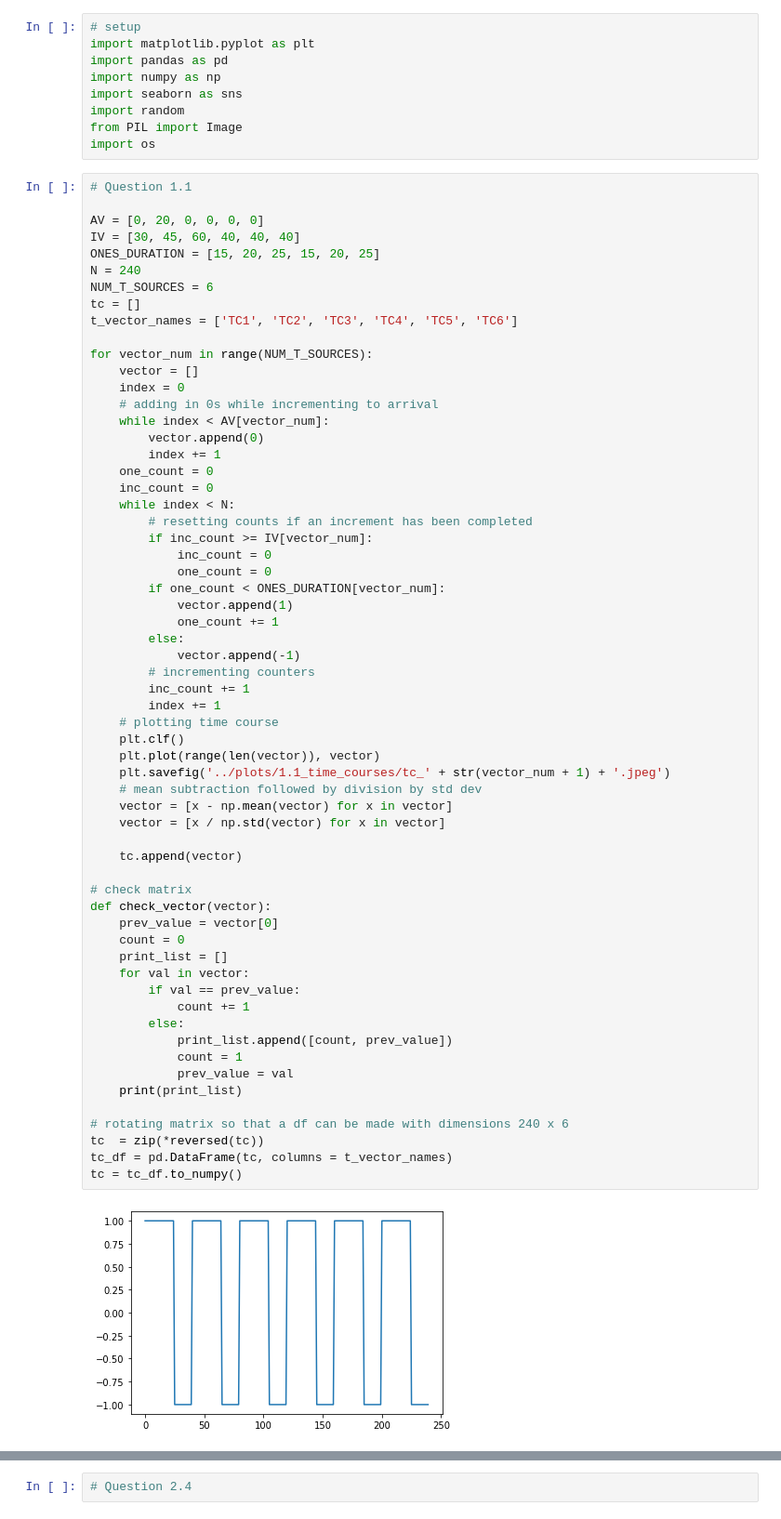
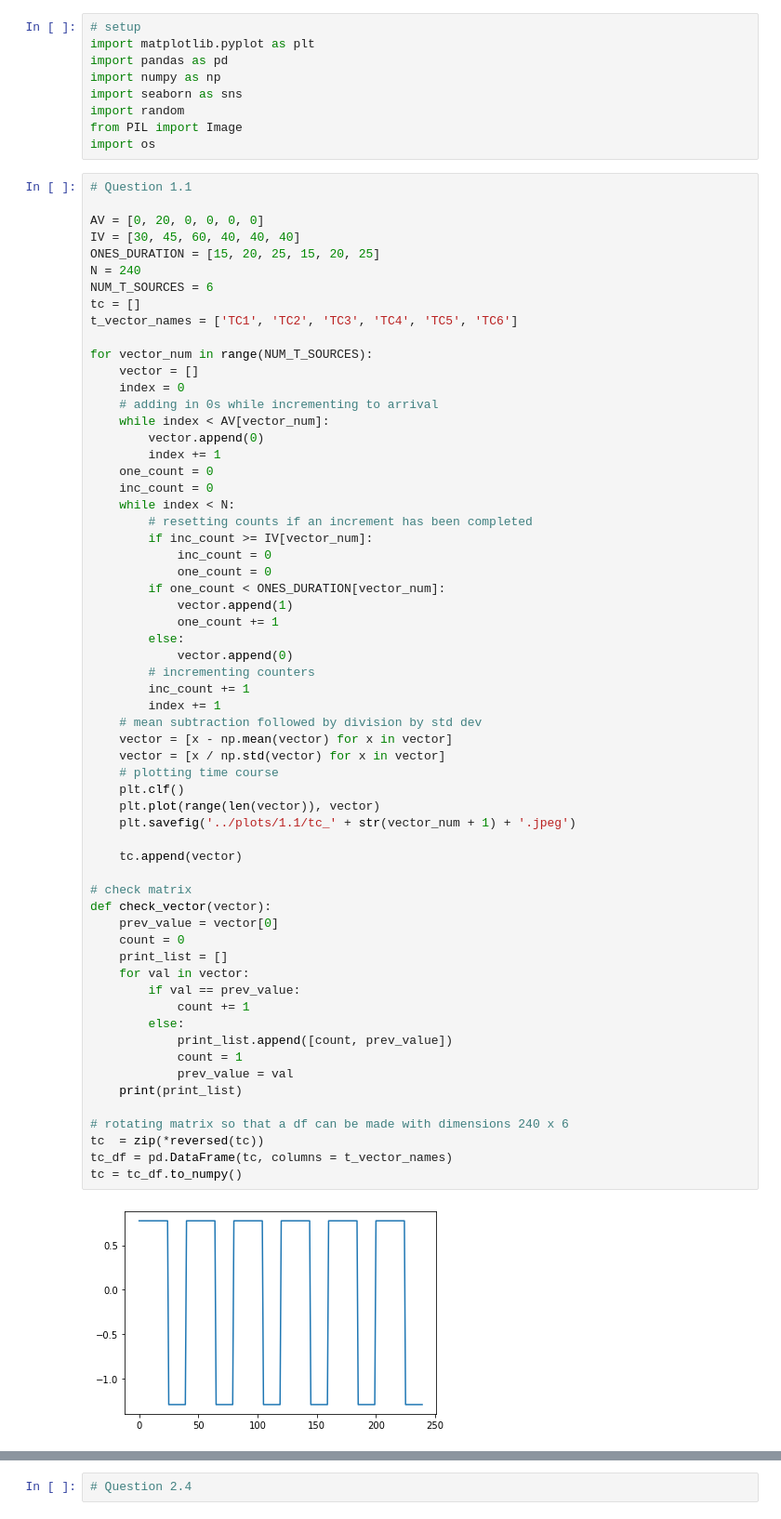
Before and after one commit to hunterthorpe/MAST30034_A1, a Jupyter notebook: code/assignment.ipynb, the cells around one changed output, grey strips where cells are left out. Shown at 93% size. Drawn from its saved outputs; the diff is of its cells as text.

```diff
--- a/code/assignment.ipynb
+++ b/code/assignment.ipynb
@@ -36,40 +36,40 @@ for vector_num in range(NUM_T_SOURCES):
             vector.append(1)
             one_count += 1
         else:
-            vector.append(-1)
+            vector.append(0)
         # incrementing counters
         inc_count += 1
         index += 1
+    # mean subtraction followed by division by std dev
+    vector = [x - np.mean(vector) for x in vector]
+    vector = [x / np.std(vector) for x in vector]
     # plotting time course
     plt.clf()
     plt.plot(range(len(vector)), vector)
-    plt.savefig('../plots/1.1_time_courses/tc_' + str(vector_num + 1) + '.jpeg')
-    # mean subtraction followed by division by std dev
-    vector = [x - np.mean(vector) for x in vector]
-    vector = [x / np.std(vector) for x in vector]
+    plt.savefig('../plots/1.1/tc_' + str(vector_num + 1) + '.jpeg')
 
     tc.append(vector)
 
 # check matrix
 def check_vector(vector):
     prev_value = vector[0]
     count = 0
     print_list = []
     for val in vector:
         if val == prev_value:
             count += 1
         else:
             print_list.append([count, prev_value])
             count = 1
             prev_value = val
     print(print_list)
 
 # rotating matrix so that a df can be made with dimensions 240 x 6
 tc  = zip(*reversed(tc))
 tc_df = pd.DataFrame(tc, columns = t_vector_names)
 tc = tc_df.to_numpy()
 # %% [output]
-[figure, old version]
+[figure, new version]
 # %%
 #Question 1.2
 def get_cm(df, num_vectors, tick_labels, save_path):
```
Also changed, not shown: parts of 7 cells of this notebook, 42 other files.
